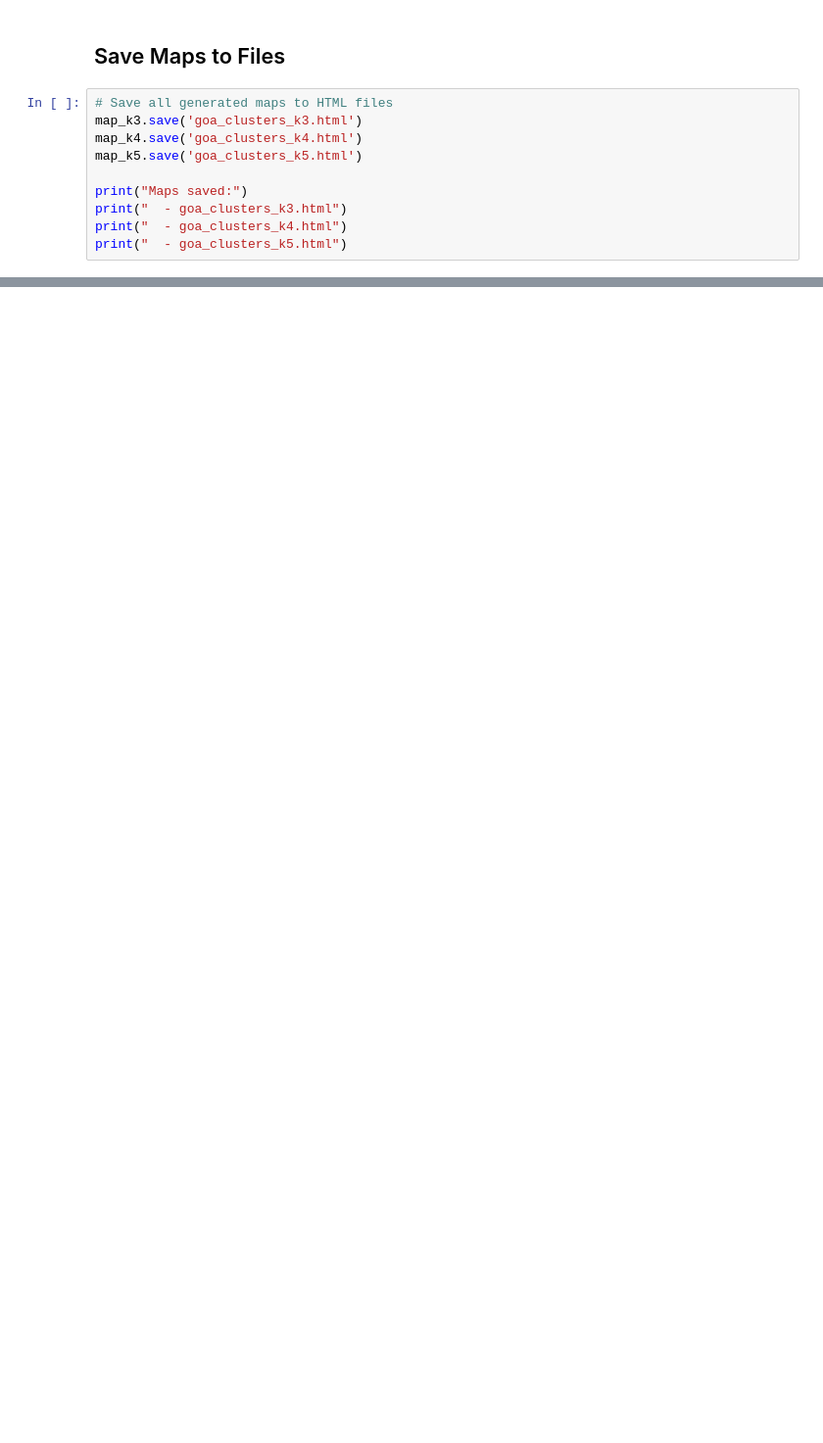
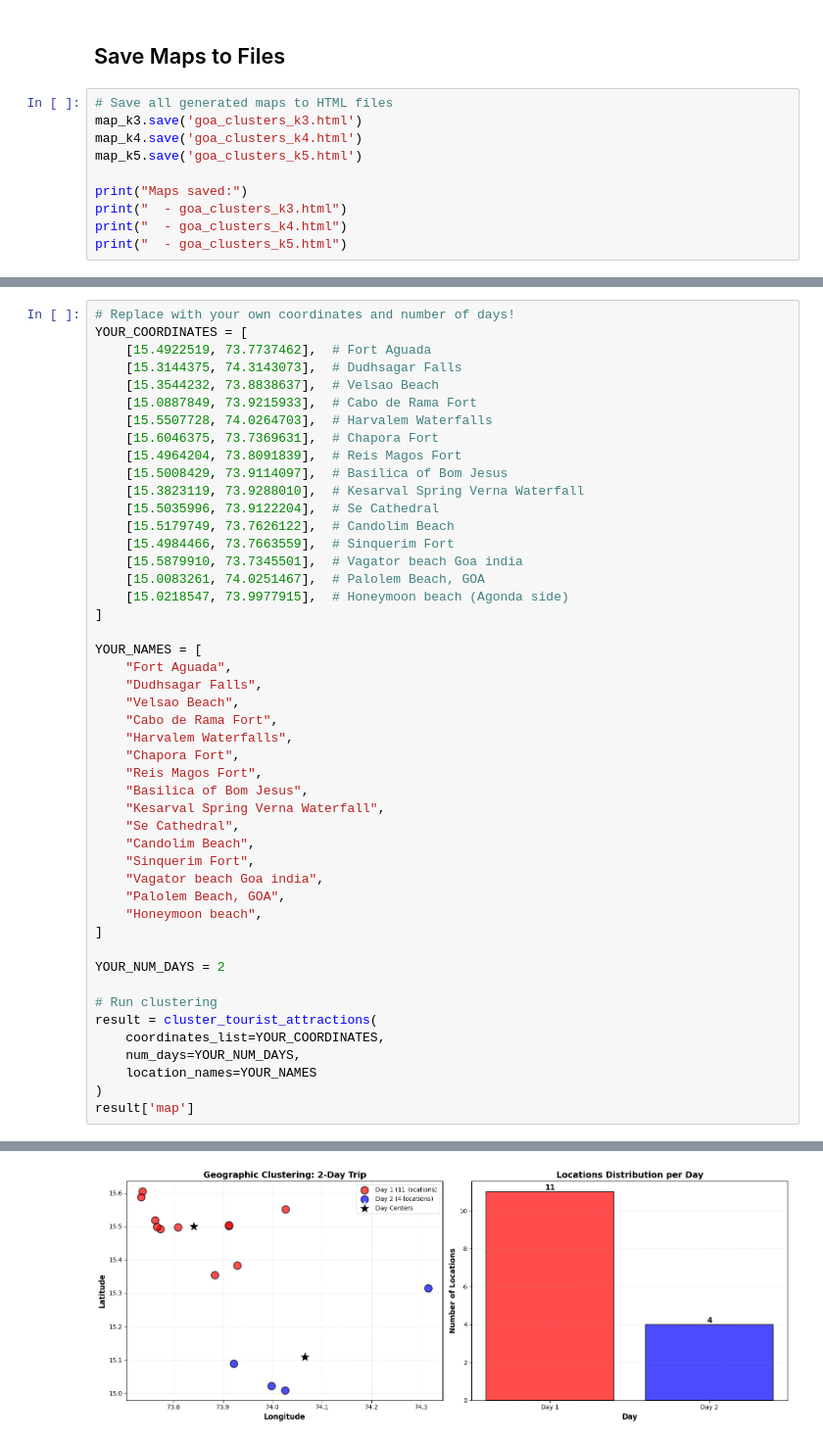
Before and after one commit to Maxwell-Fernandes/WanderWise-FYP, a Jupyter notebook: kmeans_clustering.ipynb, the cells around one changed output, grey strips where cells are left out. Shown at 98% size. Cells and saved outputs as stored; diff of their text form; blank space fills up the shorter version.

```diff
--- a/kmeans_clustering.ipynb
+++ b/kmeans_clustering.ipynb
@@ -417,0 +1104,48 @@ print("  - goa_clusters_k5.html")
+# %%
+# Replace with your own coordinates and number of days!
+YOUR_COORDINATES = [
+    [15.4922519, 73.7737462],  # Fort Aguada
+    [15.3144375, 74.3143073],  # Dudhsagar Falls
+    [15.3544232, 73.8838637],  # Velsao Beach
+    [15.0887849, 73.9215933],  # Cabo de Rama Fort
+    [15.5507728, 74.0264703],  # Harvalem Waterfalls
+    [15.6046375, 73.7369631],  # Chapora Fort
+    [15.4964204, 73.8091839],  # Reis Magos Fort
+    [15.5008429, 73.9114097],  # Basilica of Bom Jesus
+    [15.3823119, 73.9288010],  # Kesarval Spring Verna Waterfall
+    [15.5035996, 73.9122204],  # Se Cathedral
+    [15.5179749, 73.7626122],  # Candolim Beach
+    [15.4984466, 73.7663559],  # Sinquerim Fort
+    [15.5879910, 73.7345501],  # Vagator beach Goa india
+    [15.0083261, 74.0251467],  # Palolem Beach, GOA
+    [15.0218547, 73.9977915],  # Honeymoon beach (Agonda side)
+]
+
+YOUR_NAMES = [
+    "Fort Aguada",
+    "Dudhsagar Falls",
+    "Velsao Beach",
+    "Cabo de Rama Fort",
+    "Harvalem Waterfalls",
+    "Chapora Fort",
+    "Reis Magos Fort",
+    "Basilica of Bom Jesus",
+    "Kesarval Spring Verna Waterfall",
+    "Se Cathedral",
+    "Candolim Beach",
+    "Sinquerim Fort",
+    "Vagator beach Goa india",
+    "Palolem Beach, GOA",
+    "Honeymoon beach",
+]
+
+YOUR_NUM_DAYS = 2
+
+# Run clustering
+result = cluster_tourist_attractions(
+    coordinates_list=YOUR_COORDINATES,
+    num_days=YOUR_NUM_DAYS,
+    location_names=YOUR_NAMES
+)
+result['map']
+# %% [output]
@@ -417,0 +1169 @@ print("  - goa_clusters_k5.html")
+[figure, added]
```
Also changed, not shown: parts of 29 cells of this notebook, 50 other files.
